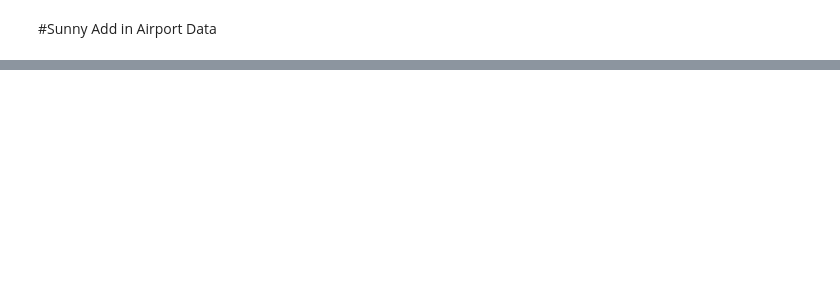
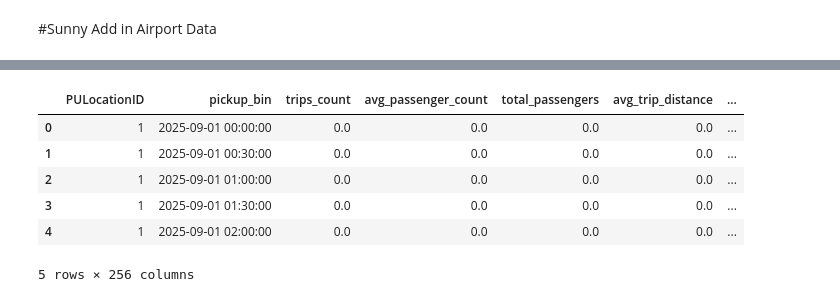
Before and after one commit to mmarynama/AI_Project, a Jupyter notebook: MASTER_Group_project_AI.ipynb, the cells around one changed output, grey strips where cells are left out. Saved outputs shown, nothing was run; the diff lists cells and outputs as text; code cells hidden in the pictures; blank space fills up the shorter version.

```diff
--- a/MASTER_Group_project_AI.ipynb
+++ b/MASTER_Group_project_AI.ipynb
@@ -1076,0 +1905,16 @@ trips_val_scaled[numeric_cols] = scaler.transform(trips_val_scaled[numeric_cols]
+# %%
+# Cold weather × evening
+trips_per_bin_full['hour'] = trips_per_bin_full['pickup_bin'].dt.hour
+
+trips_per_bin_full['temp_C'] = pd.to_numeric(trips_per_bin_full['temp_C'], errors='coerce')
+
+trips_per_bin_full['cold_evening'] = (
+    (trips_per_bin_full['temp_C'] < 5).astype(int) * (trips_per_bin_full['hour'] >= 17))
+# %%
+# Borough × Rush Hour (commuting behaviour)
+
+trips_per_bin_full['borough_rush_hour'] = (
+    trips_per_bin_full['is_rush_hour'] * trips_per_bin_full['PU_Borough'].astype('category').cat.codes)
+# %%
+# Demand pressure index
+trips_per_bin_full['demand_pressure'] = (trips_per_bin_full['trips_count'] /(trips_per_bin_full['total_passengers'] + 1))
@@ -1076,0 +1924,23 @@ trips_val_scaled[numeric_cols] = scaler.transform(trips_val_scaled[numeric_cols]
+# %%
+#Create interaction features to capture combined effects
+#These can reveal non-linear relationships between variables
+
+# HalfHourOfDay x is_weekend (Rush Patterns may differ on weekends)
+trips_per_bin_full['HalfHourOfDay_isweekend '] = trips_per_bin_full['HalfHourOfDay'] * trips_per_bin_full['is_weekend']
+
+# HalfHourOfDay x is_holiday  (Holiday traffic may behave differently)
+trips_per_bin_full['HalfHourOfDay_isholiday '] = trips_per_bin_full['HalfHourOfDay'] * trips_per_bin_full['is_holiday']
+
+# PULocationID x HalfHourOfDay (Demand in some  areas spike at night, others in the morning)
+trips_per_bin_full['PU_Borough_code'] = (trips_per_bin_full['PU_Borough'].astype('category').cat.codes)
+trips_per_bin_full['borough_time_interaction'] = (trips_per_bin_full['PU_Borough_code'] * trips_per_bin_full['HalfHourOfDay'])
+
+display(trips_per_bin_full.head())
+# %% [output]
+|  | PULocationID | pickup_bin | trips_count | avg_passenger_count | total_passengers | avg_trip_distance | ... |
+| 0 | 1 | 2025-09-01 00:00:00 | 0.0 | 0.0 | 0.0 | 0.0 | ... |
+| 1 | 1 | 2025-09-01 00:30:00 | 0.0 | 0.0 | 0.0 | 0.0 | ... |
+| 2 | 1 | 2025-09-01 01:00:00 | 0.0 | 0.0 | 0.0 | 0.0 | ... |
+| 3 | 1 | 2025-09-01 01:30:00 | 0.0 | 0.0 | 0.0 | 0.0 | ... |
+| 4 | 1 | 2025-09-01 02:00:00 | 0.0 | 0.0 | 0.0 | 0.0 | ... |
+5 rows × 256 columns
```
Also changed, not shown: parts of 132 cells of this notebook.
